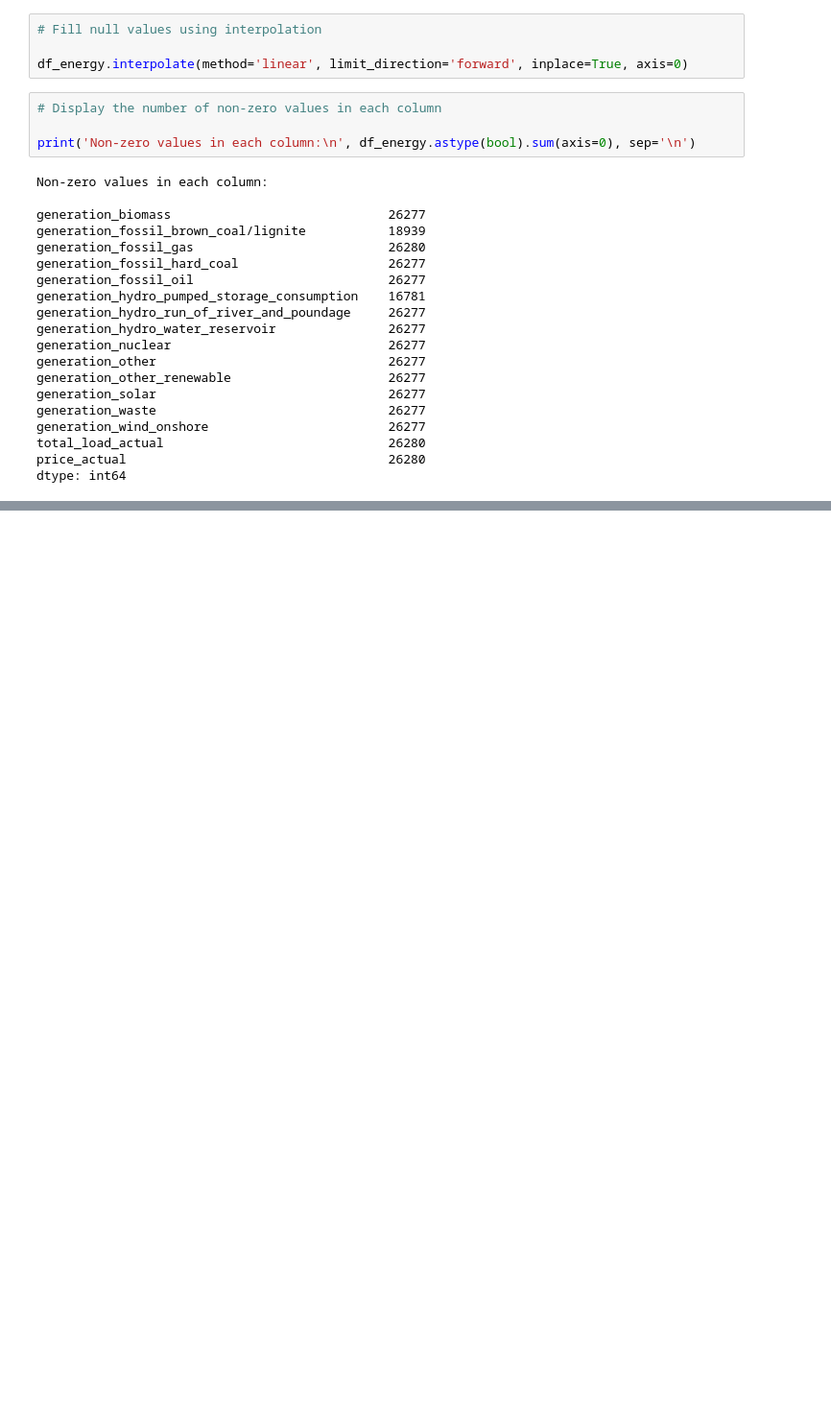
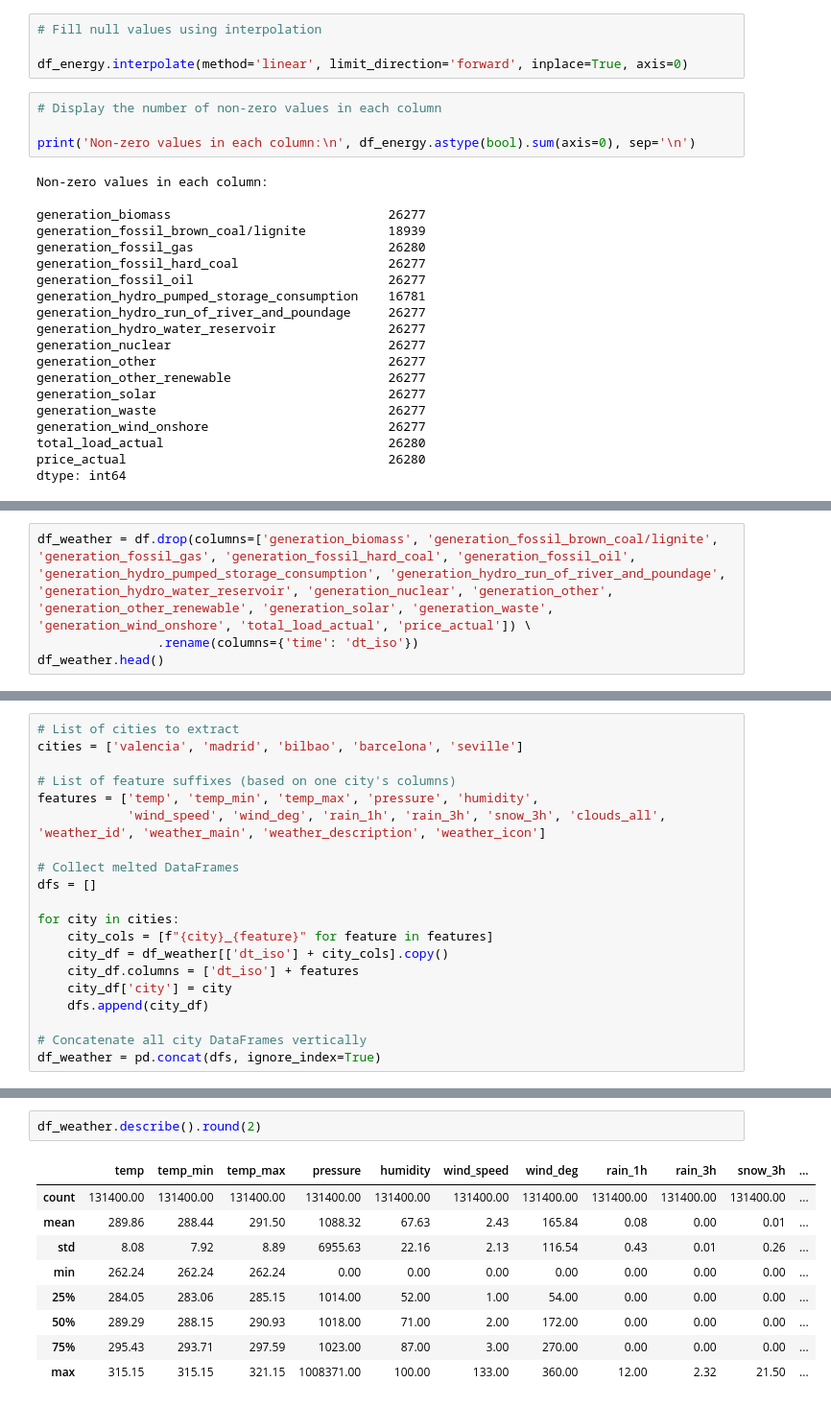
Before and after one commit to junda-qian/signate_electricity_price_forecasting, a Jupyter notebook: notebooks/notebook.ipynb, the cells around one changed output, grey strips where cells are left out. Shown at 96% size. Cells and saved outputs as stored; diff of their text form; blank space fills up the shorter version.

```diff
--- a/notebooks/notebook.ipynb
+++ b/notebooks/notebook.ipynb
@@ -199,0 +216,4 @@ dtype: int64
+# %%
+df_weather = df.drop(columns=['generation_biomass', 'generation_fossil_brown_coal/lignite', 'generation_fossil_gas', 'generation_fossil_hard_coal', 'generation_fossil_oil', 'generation_hydro_pumped_storage_consumption', 'generation_hydro_run_of_river_and_poundage', 'generation_hydro_water_reservoir', 'generation_nuclear', 'generation_other', 'generation_other_renewable', 'generation_solar', 'generation_waste', 'generation_wind_onshore', 'total_load_actual', 'price_actual']) \
+                .rename(columns={'time': 'dt_iso'})
+df_weather.head()
@@ -199,0 +228,20 @@ dtype: int64
+# %%
+# List of cities to extract
+cities = ['valencia', 'madrid', 'bilbao', 'barcelona', 'seville']
+
+# List of feature suffixes (based on one city's columns)
+features = ['temp', 'temp_min', 'temp_max', 'pressure', 'humidity',
+            'wind_speed', 'wind_deg', 'rain_1h', 'rain_3h', 'snow_3h', 'clouds_all', 'weather_id', 'weather_main', 'weather_description', 'weather_icon']
+
+# Collect melted DataFrames
+dfs = []
+
+for city in cities:
+    city_cols = [f"{city}_{feature}" for feature in features]
+    city_df = df_weather[['dt_iso'] + city_cols].copy()
+    city_df.columns = ['dt_iso'] + features
+    city_df['city'] = city
+    dfs.append(city_df)
+
+# Concatenate all city DataFrames vertically
+df_weather = pd.concat(dfs, ignore_index=True)
@@ -199,0 +266,12 @@ dtype: int64
+# %%
+df_weather.describe().round(2)
+# %% [output]
+|  | temp | temp_min | temp_max | pressure | humidity | wind_speed | wind_deg | rain_1h | rain_3h | snow_3h | ... |
+| count | 131400.00 | 131400.00 | 131400.00 | 131400.00 | 131400.00 | 131400.00 | 131400.00 | 131400.00 | 131400.00 | 131400.00 | ... |
+| mean | 289.86 | 288.44 | 291.50 | 1088.32 | 67.63 | 2.43 | 165.84 | 0.08 | 0.00 | 0.01 | ... |
+| std | 8.08 | 7.92 | 8.89 | 6955.63 | 22.16 | 2.13 | 116.54 | 0.43 | 0.01 | 0.26 | ... |
+| min | 262.24 | 262.24 | 262.24 | 0.00 | 0.00 | 0.00 | 0.00 | 0.00 | 0.00 | 0.00 | ... |
+| 25% | 284.05 | 283.06 | 285.15 | 1014.00 | 52.00 | 1.00 | 54.00 | 0.00 | 0.00 | 0.00 | ... |
+| 50% | 289.29 | 288.15 | 290.93 | 1018.00 | 71.00 | 2.00 | 172.00 | 0.00 | 0.00 | 0.00 | ... |
+| 75% | 295.43 | 293.71 | 297.59 | 1023.00 | 87.00 | 3.00 | 270.00 | 0.00 | 0.00 | 0.00 | ... |
+| max | 315.15 | 315.15 | 321.15 | 1008371.00 | 100.00 | 133.00 | 360.00 | 12.00 | 2.32 | 21.50 | ... |
```
Also changed, not shown: parts of 35 cells of this notebook.
